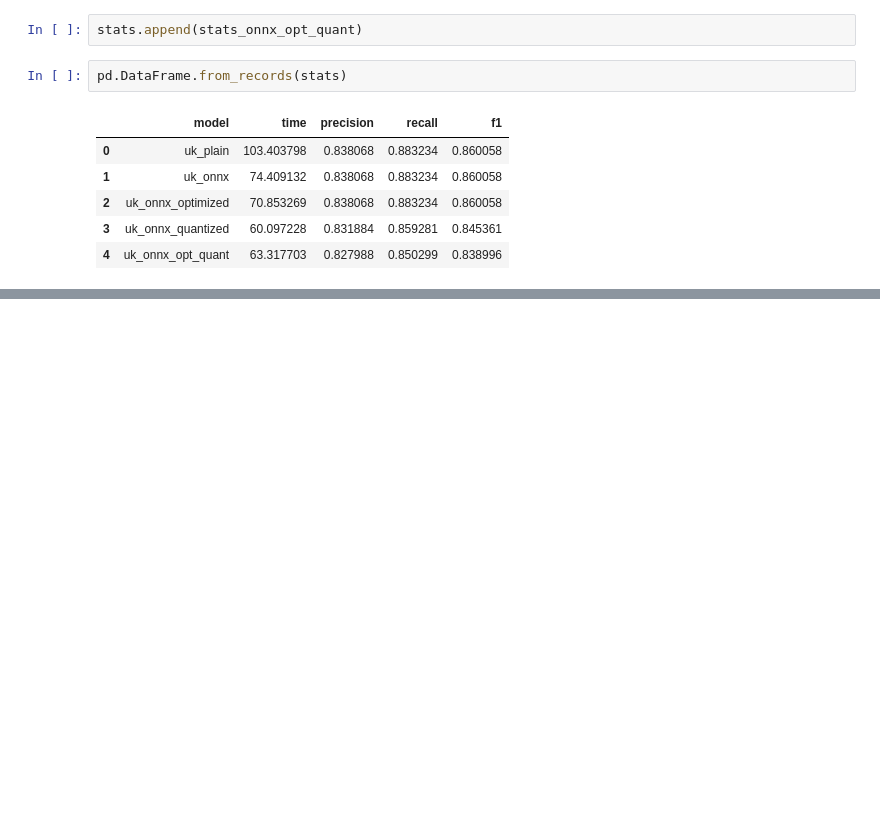
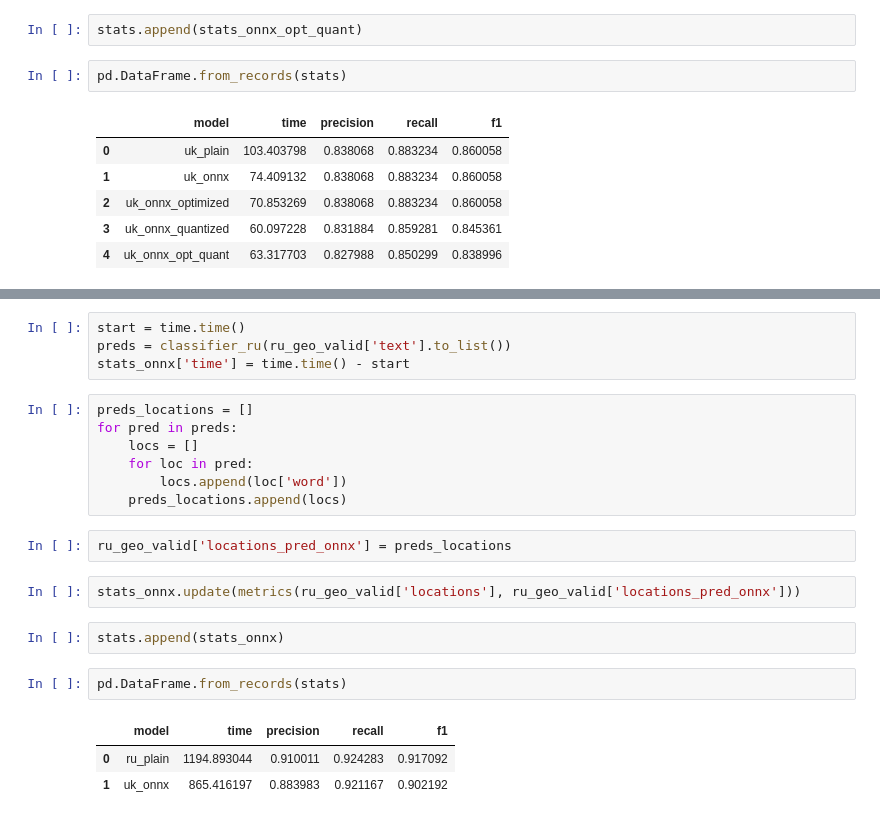
Before and after one commit to EvgeniyAzarov/NLP-UA-Locations-Extractions, a Jupyter notebook: notebooks/quantization&optimization.ipynb, the cells around one changed output, grey strips where cells are left out. Drawn from its saved outputs; the diff is of its cells as text; blank space fills up the shorter version.

Commit message:
Deploy with onnx

```diff
--- a/notebooks/quantization&optimization.ipynb
+++ b/notebooks/quantization&optimization.ipynb
@@ -317,0 +400,23 @@ pd.DataFrame.from_records(stats)
+# %%
+start = time.time()
+preds = classifier_ru(ru_geo_valid['text'].to_list())
+stats_onnx['time'] = time.time() - start
+# %%
+preds_locations = []
+for pred in preds:
+    locs = []
+    for loc in pred:
+        locs.append(loc['word'])
+    preds_locations.append(locs)
+# %%
+ru_geo_valid['locations_pred_onnx'] = preds_locations
+# %%
+stats_onnx.update(metrics(ru_geo_valid['locations'], ru_geo_valid['locations_pred_onnx']))
+# %%
+stats.append(stats_onnx)
+# %%
+pd.DataFrame.from_records(stats)
+# %% [output]
+|  | model | time | precision | recall | f1 |
+| 0 | ru_plain | 1194.893044 | 0.910011 | 0.924283 | 0.917092 |
+| 1 | uk_onnx | 865.416197 | 0.883983 | 0.921167 | 0.902192 |
```
Also changed, not shown: parts of 17 cells of this notebook, 5 other files.
